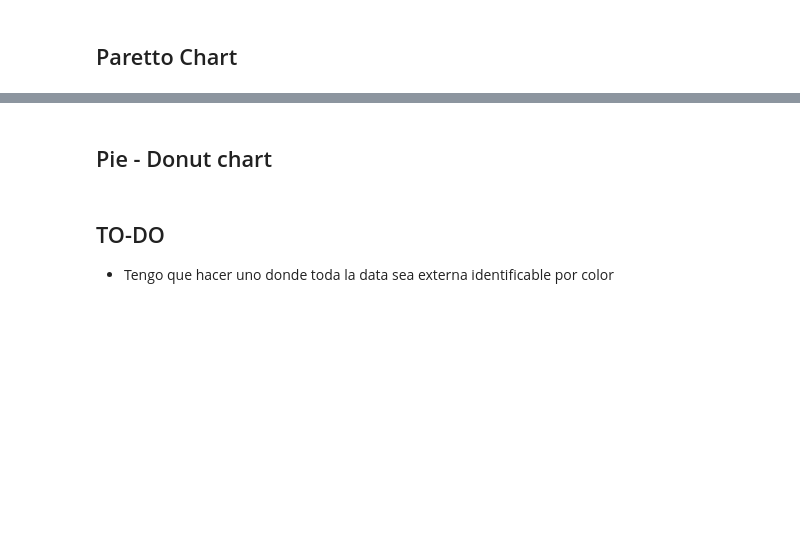
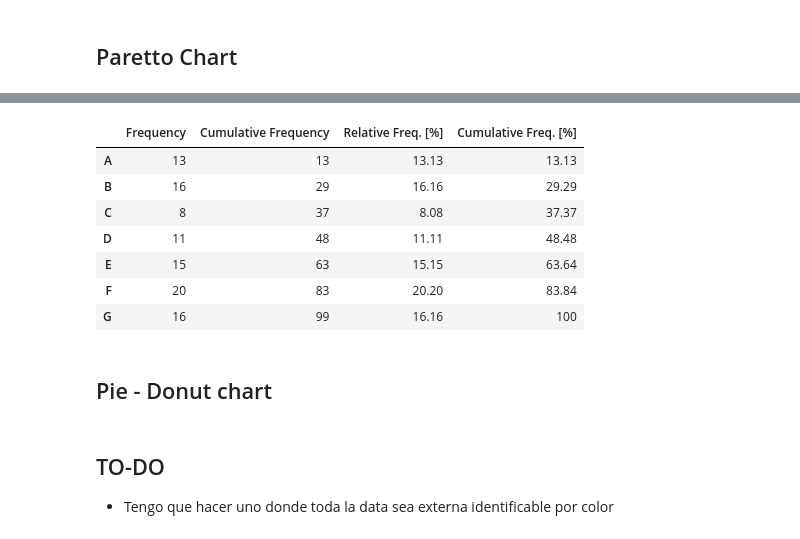
Before and after one commit to jmonti-gh/jm_datascience, a Jupyter notebook: test_jm/test_charts.ipynb, the cells around one changed output, grey strips where cells are left out. Drawn from its saved outputs; the diff is of its cells as text; code cells hidden in the pictures; blank space fills up the shorter version.

```diff
--- a/test_jm/test_charts.ipynb
+++ b/test_jm/test_charts.ipynb
@@ -60,3 +75,14 @@ Name: count, dtype: int64
+# %%
+jm_pd.get_fdt(lst_str, must_count=True, fmt_values=True)
+# %% [output]
+|  | Frequency | Cumulative Frequency | Relative Freq. [%] | Cumulative Freq. [%] |
+| A | 13 | 13 | 13.13 | 13.13 |
+| B | 16 | 29 | 16.16 | 29.29 |
+| C | 8 | 37 | 8.08 | 37.37 |
+| D | 11 | 48 | 11.11 | 48.48 |
+| E | 15 | 63 | 15.15 | 63.64 |
+| F | 20 | 83 | 20.20 | 83.84 |
+| G | 16 | 99 | 16.16 | 100 |
 # %% [markdown]
 ## Pie - Donut chart
 # %% [markdown]
```
Also changed, not shown: parts of 5 cells of this notebook, 1 other file.
